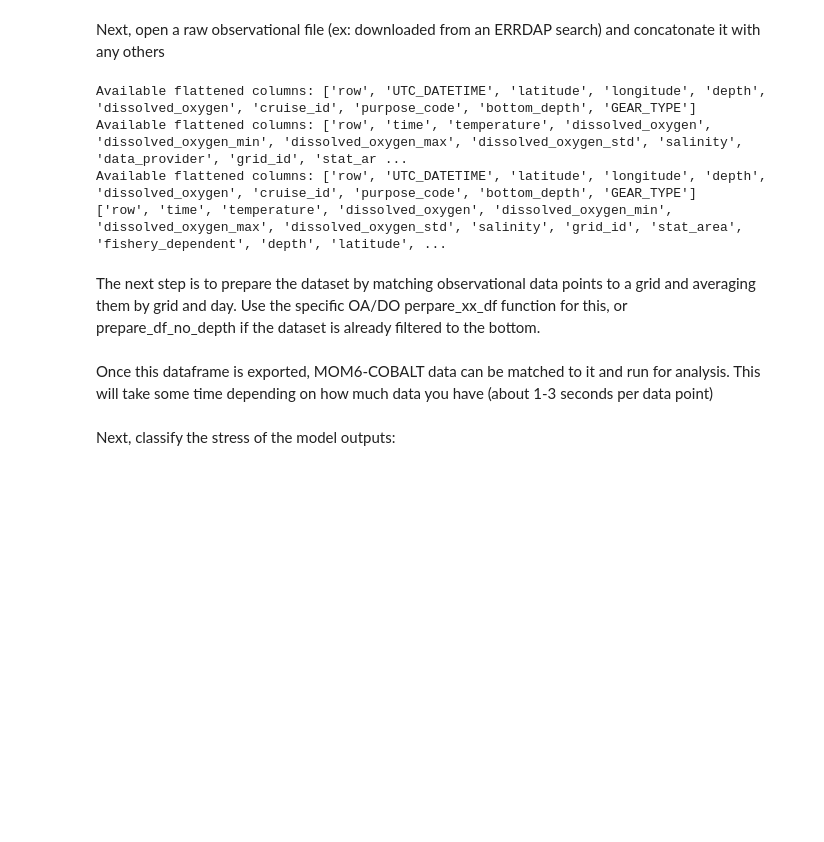
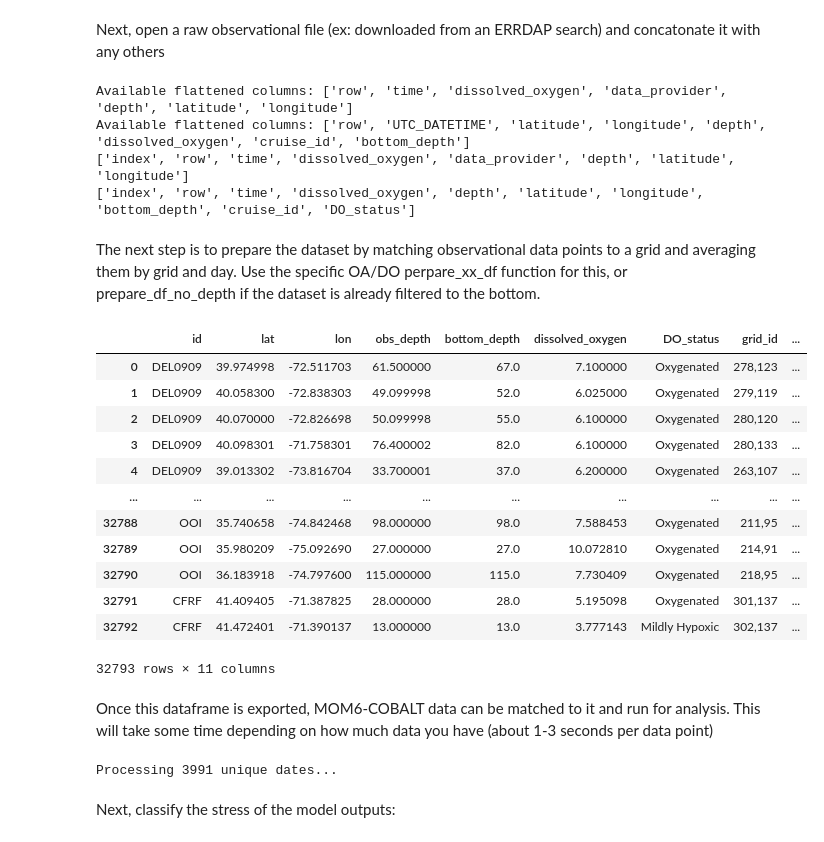
Before and after one commit to EGable1/MOM6-COBALT_2026, a Jupyter notebook: MOM6-COBALT_notebook.ipynb, the cells around one changed output. Cells and saved outputs as stored; diff of their text form; code cells hidden in the pictures; blank space fills up the shorter version.

```diff
--- a/MOM6-COBALT_notebook.ipynb
+++ b/MOM6-COBALT_notebook.ipynb
@@ -167,25 +153,20 @@ Data variables:
 # %% [markdown]
 Next, open a raw observational file (ex: downloaded from an ERRDAP search) and concatonate it with any others
 # %%
-#1. Open the observational data file
+#1. Open the observational data files
 
-
-file=(r"C:\Users\edmund.gable\Documents\Hollings_2026\GitHub\MOM6-COBALT_2026\data\Raw_Data\Hydrographic_Monitoring\errdap_search.nc")
-df=f.open_file(file)
-
-#check your source to make sure units are in mg/L
-
-#Check data notes to see if anything must be analyzed...
-df=df[df['cruise_id']!='HB2101'] #removed this cruise because the oxygen detector malfunctioned
-
-Fishbot=f.open_file(r"C:\Users\edmund.gable\Documents\Hollings_2026\GitHub\MOM6-COBALT_2026\data\Raw_Data\Fishbot\ondeckdata_erddap6.nc")
-ECOMON=f.open_file(r"C:\Users\edmund.gable\Documents\Hollings_2026\GitHub\MOM6-COBALT_2026\data\Raw_Data\Hydrographic_Monitoring\errdap_search.nc")
+Fishbot=f.open_file(r"C:\Users\edmund.gable\Documents\Hollings_2026\GitHub\MOM6-COBALT_2026\data\Raw Data\Fishbot\ondeckdata_erddap_4319_ff7a_72eb_8faf_65b1_f215.nc")
+Fishbot=Fishbot.reset_index()
+ECOMON=f.open_file(r"C:\Users\edmund.gable\Documents\Hollings_2026\GitHub\MOM6-COBALT_2026\data\Raw Data\Vessels\ECOMON.nc")
+ECOMON=ECOMON[ECOMON['cruise_id']!='HB2101'] #removed this cruise because the oxygen detector malfunctioned
+print(Fishbot.columns.to_list())
 Fishbot['bottom_depth']=Fishbot['depth']
 Fishbot['cruise_id']=Fishbot['data_provider']
 
 #make sure duplicate data will not be present
 Fishbot=Fishbot[Fishbot['cruise_id']!='ECOMON']
 Fishbot.drop(columns=['data_provider'], inplace=True)
+Fishbot.dropna(subset=['dissolved_oxygen'], inplace=True)
 ECOMON['time'] = pd.to_datetime(ECOMON['UTC_DATETIME'], errors='coerce')
 ECOMON.drop(columns=['UTC_DATETIME'], inplace=True)
 #print(Fishbot.columns.to_list())
@@ -196,7 +177,7 @@ merged_df = merged_df.dropna(subset=['time'])
 merged_df['time'] = merged_df['time'].dt.normalize() + pd.Timedelta(hours=12)
 print(merged_df.columns.to_list())
 # %% [output]
-Available flattened columns: ['row', 'UTC_DATETIME', 'latitude', 'longitude', 'depth', 'dissolved_oxygen', 'cruise_id', 'purpose_code', 'bottom_depth', 'GEAR_TYPE']
-Available flattened columns: ['row', 'time', 'temperature', 'dissolved_oxygen', 'dissolved_oxygen_min', 'dissolved_oxygen_max', 'dissolved_oxygen_std', 'salinity', 'data_provider', 'grid_id', 'stat_ar ...
-Available flattened columns: ['row', 'UTC_DATETIME', 'latitude', 'longitude', 'depth', 'dissolved_oxygen', 'cruise_id', 'purpose_code', 'bottom_depth', 'GEAR_TYPE']
-['row', 'time', 'temperature', 'dissolved_oxygen', 'dissolved_oxygen_min', 'dissolved_oxygen_max', 'dissolved_oxygen_std', 'salinity', 'grid_id', 'stat_area', 'fishery_dependent', 'depth', 'latitude', ...
+Available flattened columns: ['row', 'time', 'dissolved_oxygen', 'data_provider', 'depth', 'latitude', 'longitude']
+Available flattened columns: ['row', 'UTC_DATETIME', 'latitude', 'longitude', 'depth', 'dissolved_oxygen', 'cruise_id', 'bottom_depth']
+['index', 'row', 'time', 'dissolved_oxygen', 'data_provider', 'depth', 'latitude', 'longitude']
+['index', 'row', 'time', 'dissolved_oxygen', 'depth', 'latitude', 'longitude', 'bottom_depth', 'cruise_id', 'DO_status']
@@ -205,16 +188,33 @@ The next step is to prepare the dataset by matching observational data points to
 # %%
 #Read in the grid extent csv you made previously
 mom6_grid_df = pd.read_csv(r"C:\Users\edmund.gable\Documents\Hollings_2026\GitHub\MOM6-COBALT_2026\data\Index\MOM6_Grid_Extent.csv")
 
 #use this grid to match observational data
+"""prepare_DO_df(df, DO_col, id_col, obs_depth_col, bottom_depth_col, lat_col, lon_col, time_col, mom6_grid_df, battery_col=None):"""
 dfp=f.prepare_DO_df(merged_df, 'dissolved_oxygen', 'cruise_id', 'depth', 'bottom_depth', 'latitude', 'longitude', 'time', mom6_grid_df)
 #dfp.to_csv(processed_data /  "Concat_MOM6_grid_matched.csv")
 dfp
+# %% [output]
+|  | id | lat | lon | obs_depth | bottom_depth | dissolved_oxygen | DO_status | grid_id | ... |
+| 0 | DEL0909 | 39.974998 | -72.511703 | 61.500000 | 67.0 | 7.100000 | Oxygenated | 278,123 | ... |
+| 1 | DEL0909 | 40.058300 | -72.838303 | 49.099998 | 52.0 | 6.025000 | Oxygenated | 279,119 | ... |
+| 2 | DEL0909 | 40.070000 | -72.826698 | 50.099998 | 55.0 | 6.100000 | Oxygenated | 280,120 | ... |
+| 3 | DEL0909 | 40.098301 | -71.758301 | 76.400002 | 82.0 | 6.100000 | Oxygenated | 280,133 | ... |
+| 4 | DEL0909 | 39.013302 | -73.816704 | 33.700001 | 37.0 | 6.200000 | Oxygenated | 263,107 | ... |
+| ... | ... | ... | ... | ... | ... | ... | ... | ... | ... |
+| 32788 | OOI | 35.740658 | -74.842468 | 98.000000 | 98.0 | 7.588453 | Oxygenated | 211,95 | ... |
+| 32789 | OOI | 35.980209 | -75.092690 | 27.000000 | 27.0 | 10.072810 | Oxygenated | 214,91 | ... |
+| 32790 | OOI | 36.183918 | -74.797600 | 115.000000 | 115.0 | 7.730409 | Oxygenated | 218,95 | ... |
+| 32791 | CFRF | 41.409405 | -71.387825 | 28.000000 | 28.0 | 5.195098 | Oxygenated | 301,137 | ... |
+| 32792 | CFRF | 41.472401 | -71.390137 | 13.000000 | 13.0 | 3.777143 | Mildly Hypoxic | 302,137 | ... |
+32793 rows × 11 columns
 # %% [markdown]
 Once this dataframe is exported, MOM6-COBALT data can be matched to it and run for analysis. This will take some time depending on how much data you have (about 1-3 seconds per data point)
 # %%
 CONCAT=f.load_combined_DO_mom6_data(dfp, model_data, mom6_var='btm_o2', grid_ds=grid_ds)
 CONCAT.to_csv(processed_data / 'CONCAT_MOM6_3x3x3_prepped.csv')
+# %% [output]
+Processing 3991 unique dates...
 # %% [markdown]
 Next, classify the stress of the model outputs:
 # %%
```
Also changed, not shown: parts of 8 cells of this notebook, 3 other files.
